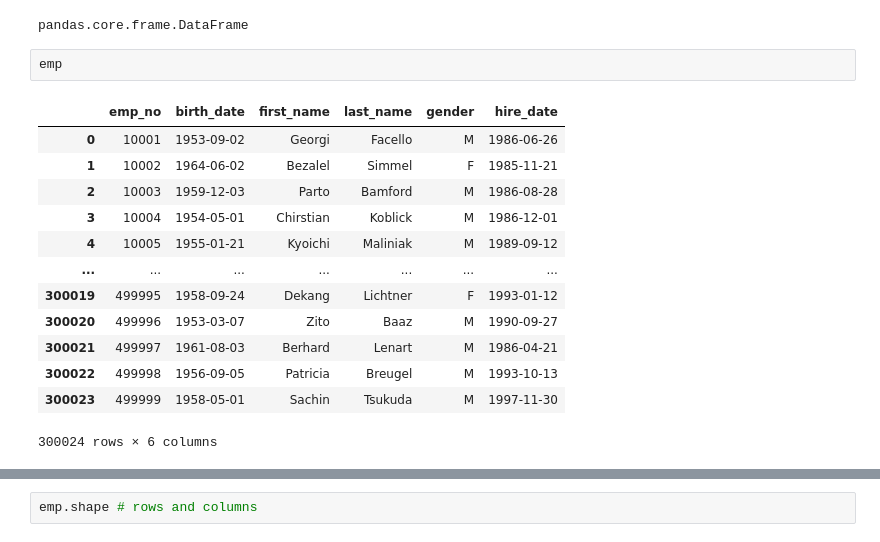
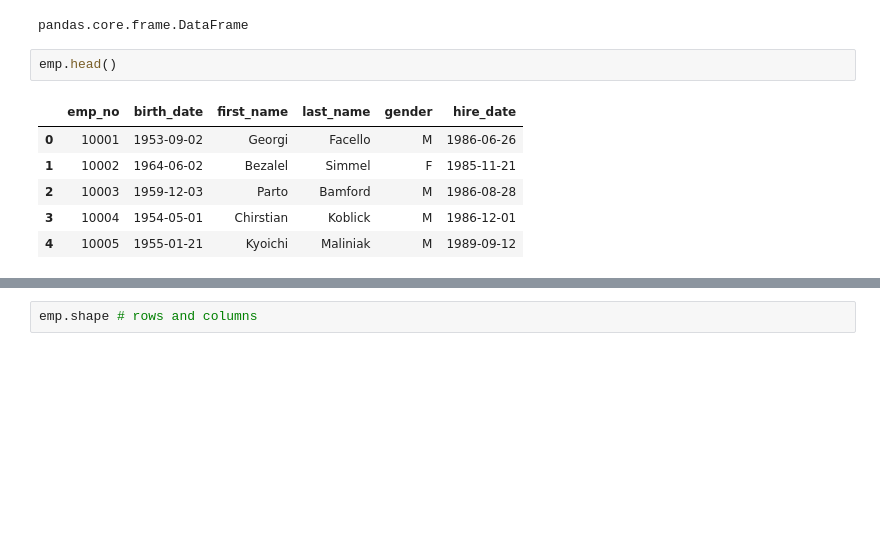
Before and after one commit to lewisalexia/numpy-pandas-visualization-exercises, a Jupyter notebook: advanced_dataframes.ipynb, the cells around one changed output, grey strips where cells are left out. Drawn from its saved outputs; the diff is of its cells as text; blank space fills up the shorter version.

```diff
--- a/advanced_dataframes.ipynb
+++ b/advanced_dataframes.ipynb
@@ -36,19 +36,12 @@ type(titles)# verify
 # %% [output]
 pandas.core.frame.DataFrame
 # %%
-emp
+emp.head()
 # %% [output]
 |  | emp_no | birth_date | first_name | last_name | gender | hire_date |
 | 0 | 10001 | 1953-09-02 | Georgi | Facello | M | 1986-06-26 |
 | 1 | 10002 | 1964-06-02 | Bezalel | Simmel | F | 1985-11-21 |
 | 2 | 10003 | 1959-12-03 | Parto | Bamford | M | 1986-08-28 |
 | 3 | 10004 | 1954-05-01 | Chirstian | Koblick | M | 1986-12-01 |
 | 4 | 10005 | 1955-01-21 | Kyoichi | Maliniak | M | 1989-09-12 |
-| ... | ... | ... | ... | ... | ... | ... |
-| 300019 | 499995 | 1958-09-24 | Dekang | Lichtner | F | 1993-01-12 |
-| 300020 | 499996 | 1953-03-07 | Zito | Baaz | M | 1990-09-27 |
-| 300021 | 499997 | 1961-08-03 | Berhard | Lenart | M | 1986-04-21 |
-| 300022 | 499998 | 1956-09-05 | Patricia | Breugel | M | 1993-10-13 |
-| 300023 | 499999 | 1958-05-01 | Sachin | Tsukuda | M | 1997-11-30 |
-300024 rows × 6 columns
 # %%
```
Also changed, not shown: parts of 23 cells of this notebook.
